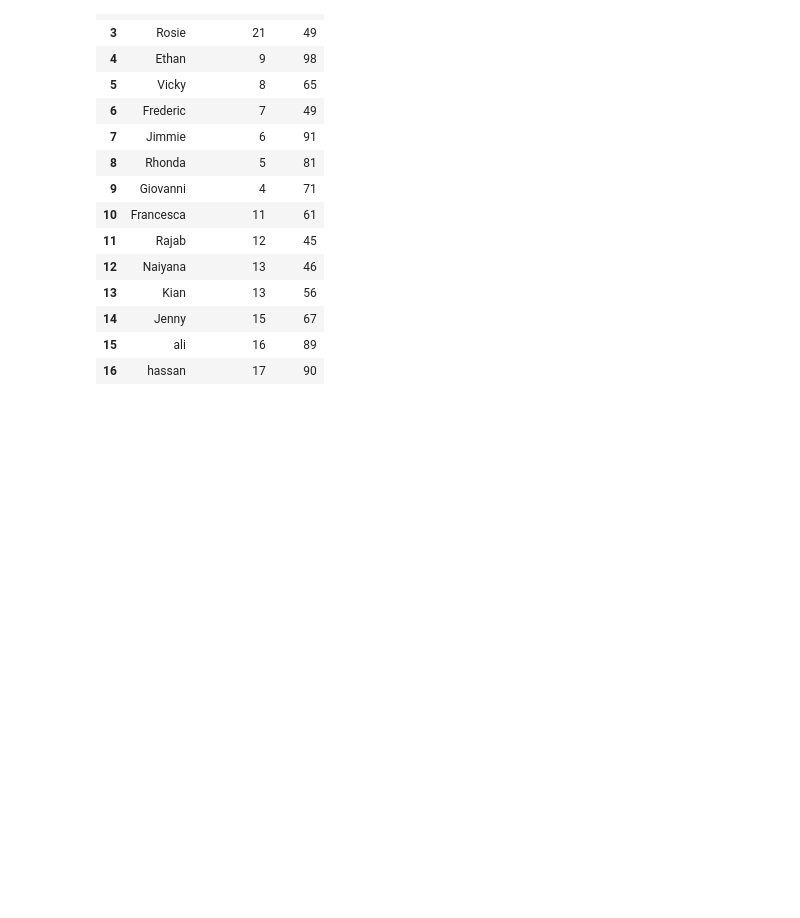
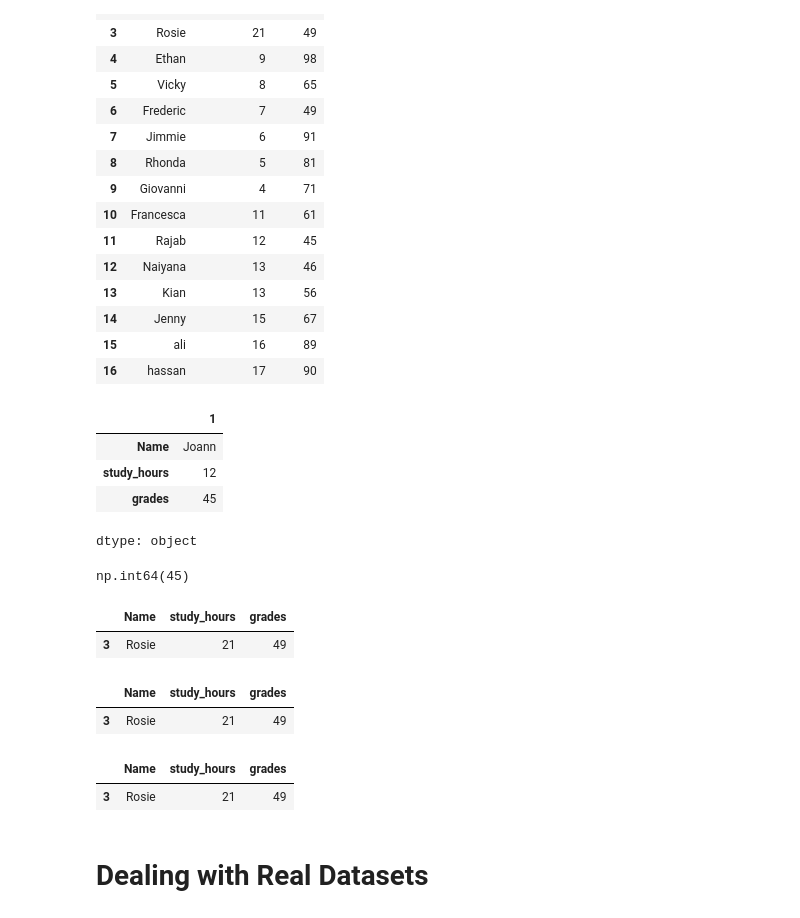
Before and after one commit to theabdulbasitt/python-for-data-science, a Jupyter notebook: python_for_data_science.ipynb, the cells around one changed output. Saved outputs shown, nothing was run; the diff lists cells and outputs as text; code cells hidden in the pictures; blank space fills up the shorter version.

```diff
--- a/python_for_data_science.ipynb
+++ b/python_for_data_science.ipynb
@@ -54,8 +56,8 @@ Average grades of students 65.11764705882354
 import pandas as pd
 
 df_students = pd.DataFrame({'Name': ['Dan', 'Joann', 'Pedro', 'Rosie', 'Ethan', 'Vicky', 'Frederic', 'Jimmie', 'Rhonda', 'Giovanni', 'Francesca', 'Rajab', 'Naiyana', 'Kian', 'Jenny', 'ali', 'hassan']
-                            ,'study_hours': sh
-                            ,'grades': grades})
+                            ,'study_hours': sd[0]
+                            ,'grades': sd[1]})
 df_students
 # %% [output]
 |  | Name | study_hours | grades |
@@ -76,3 +78,32 @@ df_students
 | 14 | Jenny | 15 | 67 |
 | 15 | ali | 16 | 89 |
 | 16 | hassan | 17 | 90 |
+# %%
+df_students.loc[1]
+# %% [output]
+|  | 1 |
+| Name | Joann |
+| study_hours | 12 |
+| grades | 45 |
+dtype: object
+# %%
+df_students.loc[1, 'grades']
+# %% [output]
+np.int64(45)
+# %%
+df_students[df_students['Name']=='Rosie']
+# %% [output]
+|  | Name | study_hours | grades |
+| 3 | Rosie | 21 | 49 |
+# %%
+df_students.query('Name=="Rosie"')
+# %% [output]
+|  | Name | study_hours | grades |
+| 3 | Rosie | 21 | 49 |
+# %%
+df_students[df_students.Name =="Rosie"]
+# %% [output]
+|  | Name | study_hours | grades |
+| 3 | Rosie | 21 | 49 |
+# %% [markdown]
+# **Dealing with Real Datasets**
```
Also changed, not shown: parts of 3 cells of this notebook.
